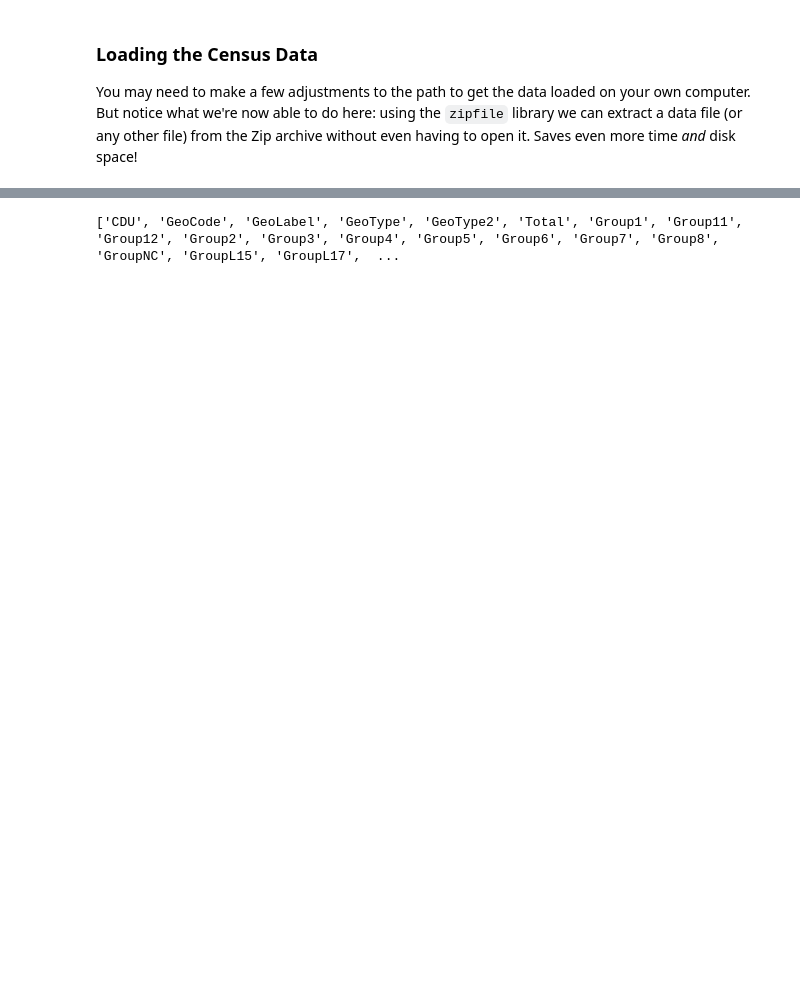
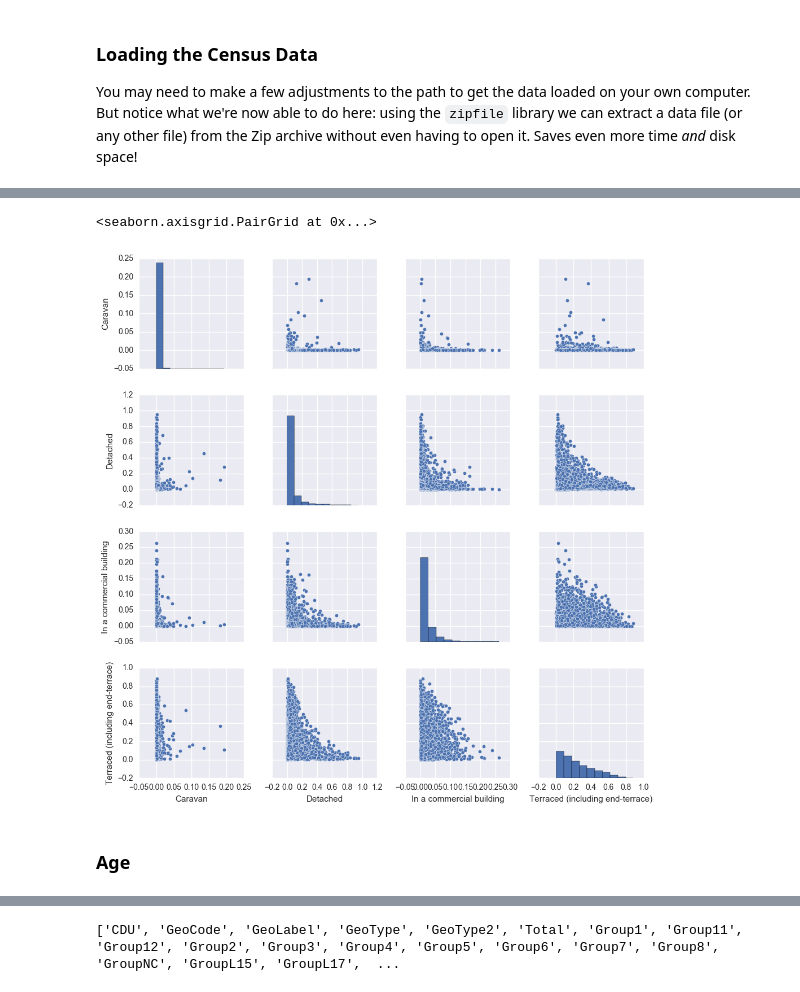
Before and after one commit to kingsgeocomp/applied_gsa, a Jupyter notebook: Week 3-Clustering & Geodemographics.ipynb, the cells around one changed output, grey strips where cells are left out. Cells and saved outputs as stored; diff of their text form; code cells hidden in the pictures; blank space fills up the shorter version.

```diff
--- a/Week 3-Clustering & Geodemographics.ipynb
+++ b/Week 3-Clustering & Geodemographics.ipynb
@@ -160,0 +193,9 @@ df.head(3)
+# %%
+t = 'Dwellings'
+
+# If we find this column, this deletes it
+if np.where(d[t].columns.values=='2011 super output area - lower layer')[0]:
+    del d[t]['2011 super output area - lower layer']
+
+# List all of the columns
+d[t].columns
@@ -160,0 +216,9 @@ df.head(3)
+# %%
+# Select the columns we're interested in analysing
+selection = d[t].columns[6:]
+print(selection)
+
+# We can't be sure how the totals add up
+# so it's best to generate our own based
+# on the selection
+d[t]['Total Properties'] = d[t].ix[:, selection].sum(axis=1)
@@ -160,0 +274,25 @@ df.head(3)
+# %%
+from math import fabs
+from itertools import combinations
+
+# We will take a naive approach and
+# just remove the *second* term of
+# any pair with a correlation
+# greater than 0.3 without seeing if
+# it's the first that is the problem.
+to_rm = []
+
+for p in combinations(d_pct.columns[1:], 2):
+    print("Testing '" + p[0] + "' against '" + p[1] + "'")
+    corr = d_pct[p[0]].corr(d_pct[p[1]], method='spearman')
+    print("\tRank correlation is: " + str(corr))
+    if fabs(corr) > 0.36:
+        to_rm.append(p[1])
+
+print("-" * 50)
+print("Dropping: " + ", ".join(set(to_rm)))
+
+print(" ")
+
+to_keep = set(d_pct.columns).difference(set(to_rm))
+print("Keeping: " + ", ".join(to_keep))
@@ -160,0 +317,5 @@ df.head(3)
+# %%
+sns.pairplot(d_pct.ix[:,to_keep])
+# %% [output]
+<seaborn.axisgrid.PairGrid at 0x...>
+[figure, added]
@@ -160,0 +324,2 @@ df.head(3)
+# %% [markdown]
+### Age
```
Also changed, not shown: parts of 28 cells of this notebook, 1 other file.
